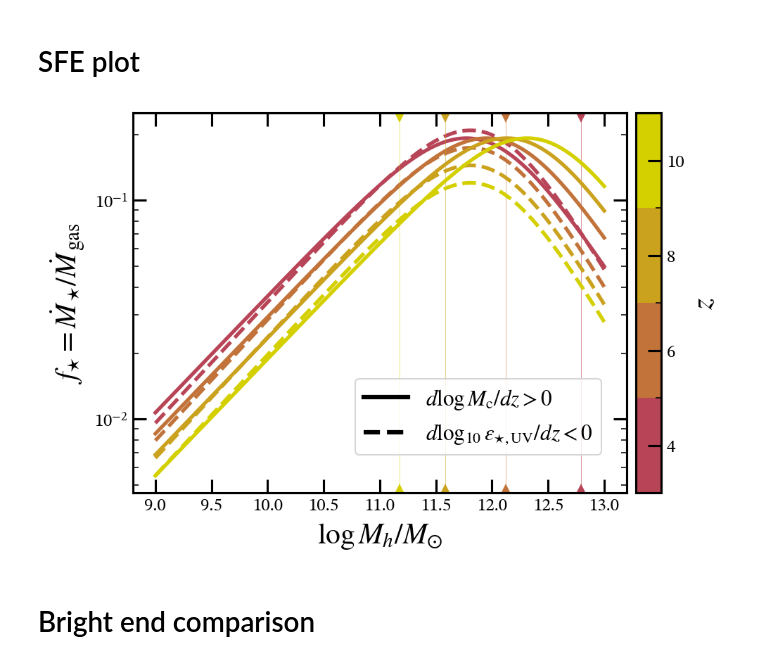
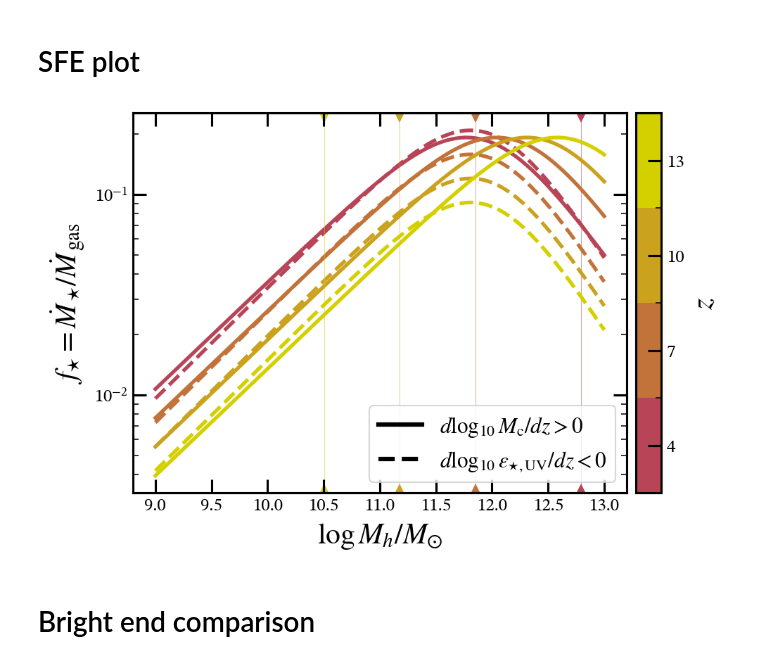
Before and after one commit to ebregou/modeling_stochasticity, a Jupyter notebook: notebooks/make_polished_plots/paper.ipynb, the cells around one changed output. Cells and saved outputs as stored; diff of their text form; code cells hidden in the pictures.

```diff
--- a/notebooks/make_polished_plots/paper.ipynb
+++ b/notebooks/make_polished_plots/paper.ipynb
@@ -253,13 +263,17 @@ maximal = [0.474, -0.008, -1.474, 0.465, 11.608, -0.069, -1.12, -0.094, 0.429, 0
 zs = [16]
 z_errs = [2]
 
-comparison_fits = {'fits': [baseline, maximal, minimal, best_fit, best_fit],
-                   'labels': ['baseline', 'maximal', 'minimal', 'best fit', r'best fit with $\max(\sigma_{\rm{UV}}) = 1.4$'],
-                   'colors': [eplots.red, eplots.red, eplots.turquoise, eplots.yellow, eplots.yellow],
-                   'linestyles': ['dotted', 'dashed','solid', 'dashed', 'dotted'],
-                   'linewidths': [3, 3, 5, 4, 3],
-                   'max_sigs': [None, None, None, None, 1.4]}
+comparison_fits = {'fits': [minimal, best_fit, best_fit],
+                   'labels': ['minimal', 'best fit', r'best fit with $\max(\sigma_{\rm{UV}}) = 1.4$'],
+                   'colors': [eplots.turquoise, eplots.yellow, eplots.yellow],
+                   'linestyles': ['solid', 'dashed', 'dotted'],
+                   'linewidths': [5, 4, 3],
+                   'max_sigs': [None, None, 1.4],
+                   'zorder':[0, 0, 0]}
 
 evolving_UVLF = evolving_UVLF_fit(my_UVLF, plot_from_chain = False, comparison_fits = comparison_fits, ncols = 5,
                 z_plot = zs, z_errs = z_errs, show_chi2 = False)
+
+evolving_UVLF.set_size_inches(22, 4)
+evolving_UVLF.axes[0].set_ylim(-8, -2)
 # %% [output]
@@ -321,3 +311,4 @@ def get_Mh_ph(peak_height, my_UVLF, zs = None):
 # %%
 nu = 4
-trace_const_overdensity = get_Mh_ph(nu, my_UVLF, None)
+trace_const_overdensity = get_Mh_ph(nu, my_UVLF, my_UVLF.zs)
+gelli_const_overdensity = gelli(trace_const_overdensity)
@@ -483,12 +456,6 @@ comparison_UVLF = eMCMC.UVLF(sorted_data, comparison_params)
 # %%
 add_deps_fit = [0.553, -0.865, 11.945, 0, -0.851, -0.04, 0.17, 0.3]
 add_dMdz_fit = [0.534, -0.785, 12.259, 0.09, -0.724, 0, 0.227, 0.298]
-# %%
-def Mh(n, z):
-    Mhs = my_UVLF.HMFintclass.Mhtab
-    HMF = my_UVLF.HMFintclass.HMF_int(Mhs, z) * Mhs
-
-    return np.log10(Mhs[np.argmin(np.abs(HMF - n))])
 # %%
 def sfe_shape_diff_z(my_UVLF, comparison_fits, fit_labels, zs = None, Mhtab = None):
     """
@@ -526,9 +493,9 @@ def sfe_shape_diff_z(my_UVLF, comparison_fits, fit_labels, zs = None, Mhtab = No
     tickwidth = matplotlib.rcParams['xtick.major.width']
     ticklen = matplotlib.rcParams['xtick.major.size']
 
-    trace_const_overdensity = get_Mh_ph(3, my_UVLF, zs)
+    trace_const_overdensity = get_Mh_nd(my_UVLF, 1e-5, zs)
 
-    for z in zs:
+    for z, Mh in zip(zs, trace_const_overdensity):
         for param_values, ls in zip(comparison_fits, linestyles):
             # Calculate parameters at this z
             params = my_UVLF.time_evolution(param_values, z)
@@ -547,11 +514,11 @@ def sfe_shape_diff_z(my_UVLF, comparison_fits, fit_labels, zs = None, Mhtab = No
             # Plot
             plt.plot(Mhtab, SFEs, color = color, ls = ls, zorder = 0, lw = 2.5)
 
-        ax.plot(Mh(1e-5, z), 0.01, marker='^', transform=ax.get_xaxis_transform(),
+        ax.plot(np.log10(Mh), 0.01, marker='^', transform=ax.get_xaxis_transform(),
             color=color, markersize=8, markeredgewidth = 0, zorder = 0)
-        ax.plot(Mh(1e-5, z), 0.99, marker='v', transform=ax.get_xaxis_transform(),
+        ax.plot(np.log10(Mh), 0.99, marker='v', transform=ax.get_xaxis_transform(),
             color=color, markersize=8, markeredgewidth = 0, zorder = 0)
-        ax.axvline(Mh(1e-5, z), color = color, lw = 0.25, ls = 'solid', zorder = 0)
+        ax.axvline(np.log10(Mh), color = color, lw = 0.25, ls = 'solid', zorder = 0)
 
     if len(zs)>1:
     # Color bar things:
@@ -566,14 +533,14 @@ def sfe_shape_diff_z(my_UVLF, comparison_fits, fit_labels, zs = None, Mhtab = No
     for fit_label, ls in zip(fit_labels, linestyles):
         ax.plot(10, 1e-1, label = fit_label, ls = ls, color = 'black')
 
-
-    ax.legend(loc = (0.45, 0.1))
+    ax.legend()
 
     return fig
 # %%
-sfe_comparison = sfe_shape_diff_z(comparison_UVLF, [add_dMdz_fit, add_deps_fit], fit_labels = [r'$d\log M_{\rm{c}}/dz > 0$', r'$d\log_{10} \epsilon_{\star, \rm{UV}}/dz < 0$'], zs = np.arange(4, 12, 2))
+sfe_comparison = sfe_shape_diff_z(comparison_UVLF, [add_dMdz_fit, add_deps_fit],
+                                   fit_labels = [r'$d\log_{10} M_{\rm{c}}/dz > 0$', r'$d\log_{10} \epsilon_{\star, \rm{UV}}/dz < 0$'], zs = np.arange(4, 14, 3))
 # %% [output]
-[figure, old version]
+[figure, new version]
 # %%
 sfe_comparison.savefig('/Users/eb35267/Desktop/figures/paper/sfe.png', dpi = 300)
 # %% [markdown]
```
Also changed, not shown: parts of 34 cells of this notebook, 6 other files.
